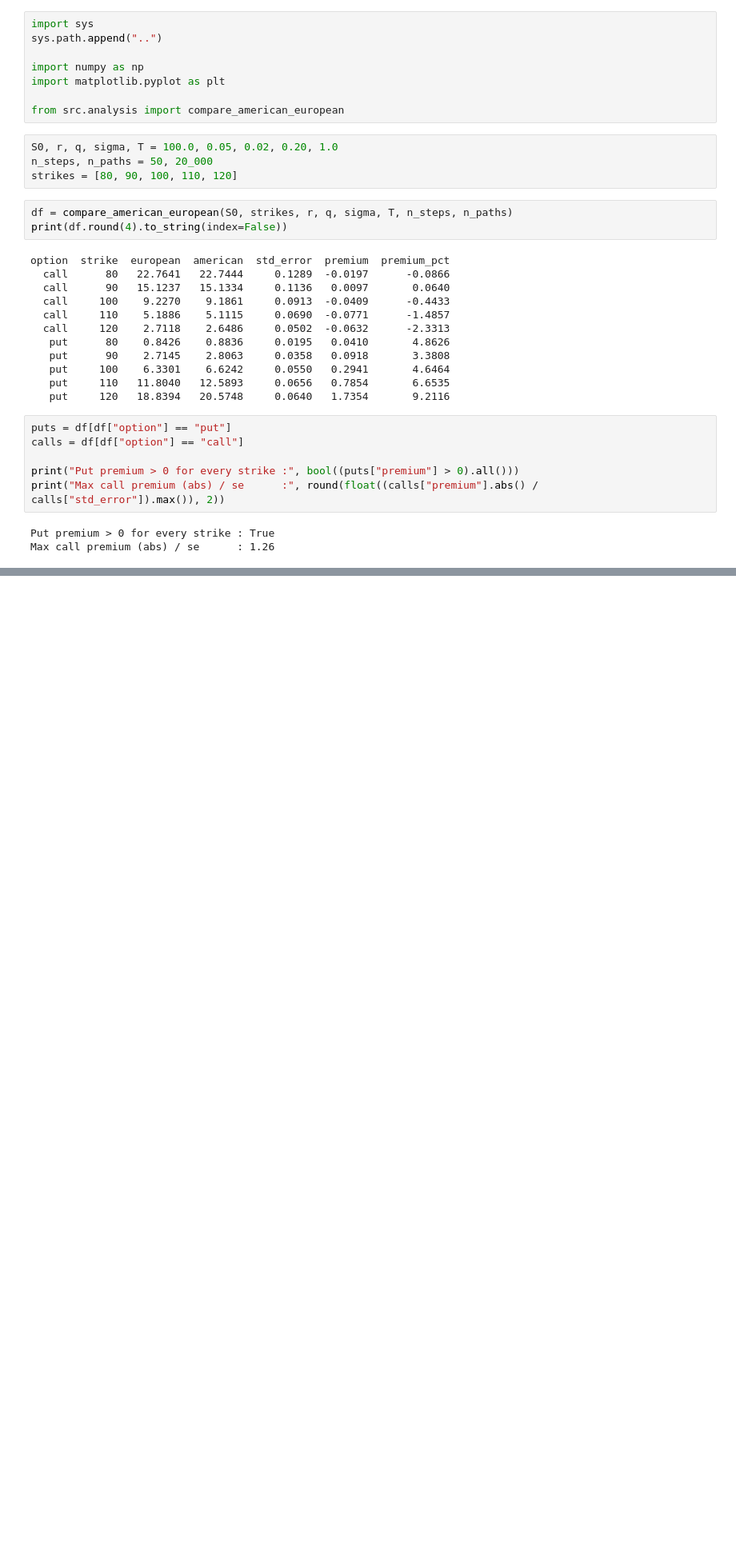
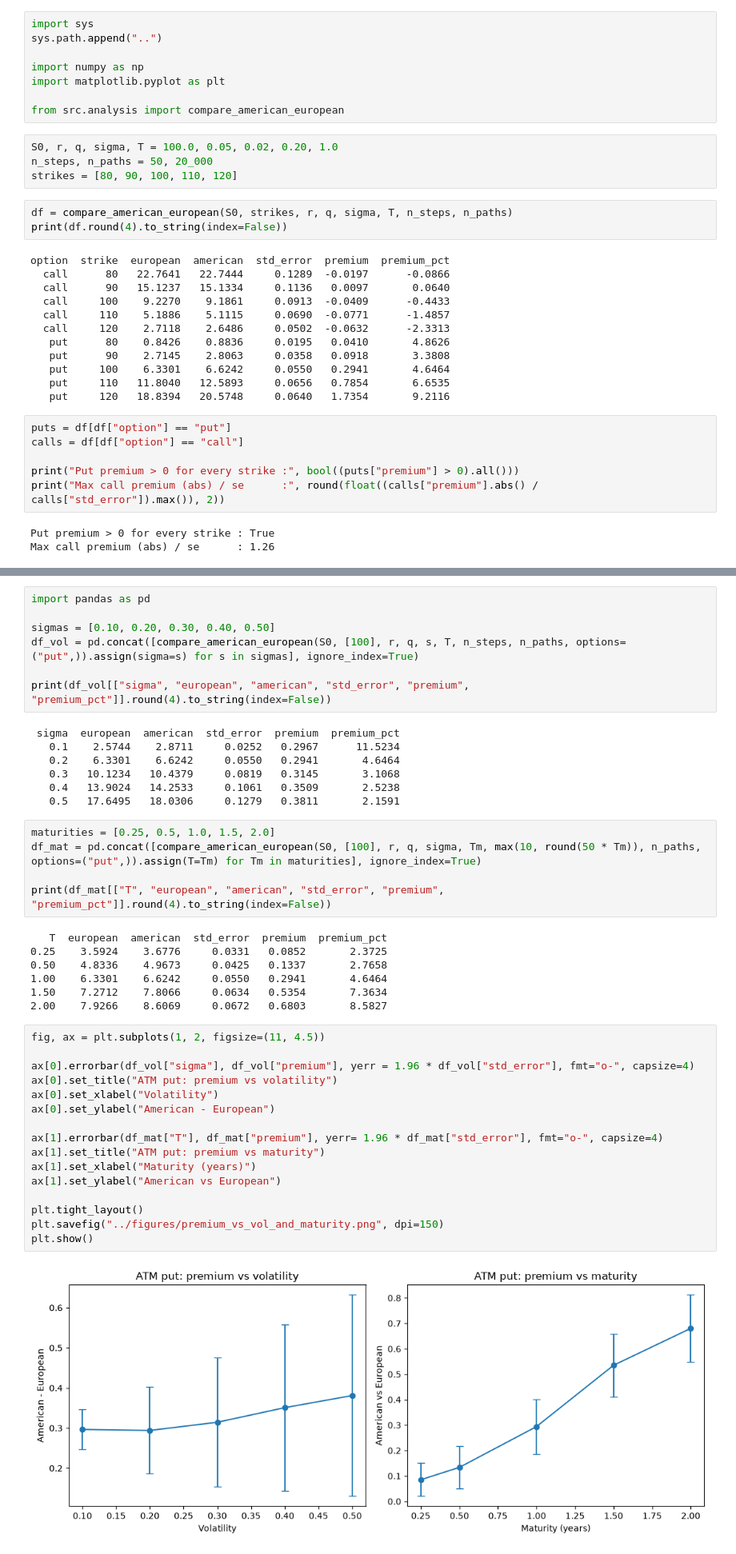
Before and after one commit to Gabrielnstr/American_Options_Pricer, a Jupyter notebook: notebooks/05_american_vs_european.ipynb, the cells around one changed output, grey strips where cells are left out. Shown at 80% size. Drawn from its saved outputs; the diff is of its cells as text; blank space fills up the shorter version.

```diff
--- a/notebooks/05_american_vs_european.ipynb
+++ b/notebooks/05_american_vs_european.ipynb
@@ -40,0 +61,44 @@ Max call premium (abs) / se      : 1.26
+# %%
+import pandas as pd
+
+sigmas = [0.10, 0.20, 0.30, 0.40, 0.50]
+df_vol = pd.concat([compare_american_european(S0, [100], r, q, s, T, n_steps, n_paths, options=("put",)).assign(sigma=s) for s in sigmas], ignore_index=True)
+
+print(df_vol[["sigma", "european", "american", "std_error", "premium", "premium_pct"]].round(4).to_string(index=False))
+# %% [output]
+ sigma  european  american  std_error  premium  premium_pct
+   0.1    2.5744    2.8711     0.0252   0.2967      11.5234
+   0.2    6.3301    6.6242     0.0550   0.2941       4.6464
+   0.3   10.1234   10.4379     0.0819   0.3145       3.1068
+   0.4   13.9024   14.2533     0.1061   0.3509       2.5238
+   0.5   17.6495   18.0306     0.1279   0.3811       2.1591
+# %%
+maturities = [0.25, 0.5, 1.0, 1.5, 2.0]
+df_mat = pd.concat([compare_american_european(S0, [100], r, q, sigma, Tm, max(10, round(50 * Tm)), n_paths, options=("put",)).assign(T=Tm) for Tm in maturities], ignore_index=True)
+
+print(df_mat[["T", "european", "american", "std_error", "premium", "premium_pct"]].round(4).to_string(index=False))
+# %% [output]
+   T  european  american  std_error  premium  premium_pct
+0.25    3.5924    3.6776     0.0331   0.0852       2.3725
+0.50    4.8336    4.9673     0.0425   0.1337       2.7658
+1.00    6.3301    6.6242     0.0550   0.2941       4.6464
+1.50    7.2712    7.8066     0.0634   0.5354       7.3634
+2.00    7.9266    8.6069     0.0672   0.6803       8.5827
+# %%
+fig, ax = plt.subplots(1, 2, figsize=(11, 4.5))
+
+ax[0].errorbar(df_vol["sigma"], df_vol["premium"], yerr = 1.96 * df_vol["std_error"], fmt="o-", capsize=4)
+ax[0].set_title("ATM put: premium vs volatility")
+ax[0].set_xlabel("Volatility")
+ax[0].set_ylabel("American - European")
+
+ax[1].errorbar(df_mat["T"], df_mat["premium"], yerr= 1.96 * df_mat["std_error"], fmt="o-", capsize=4)
+ax[1].set_title("ATM put: premium vs maturity")
+ax[1].set_xlabel("Maturity (years)")
+ax[1].set_ylabel("American vs European")
+
+plt.tight_layout()
+plt.savefig("../figures/premium_vs_vol_and_maturity.png", dpi=150)
+plt.show()
+# %% [output]
+[figure, added]
```
Also changed, not shown: parts of 3 cells of this notebook, 2 other files.
